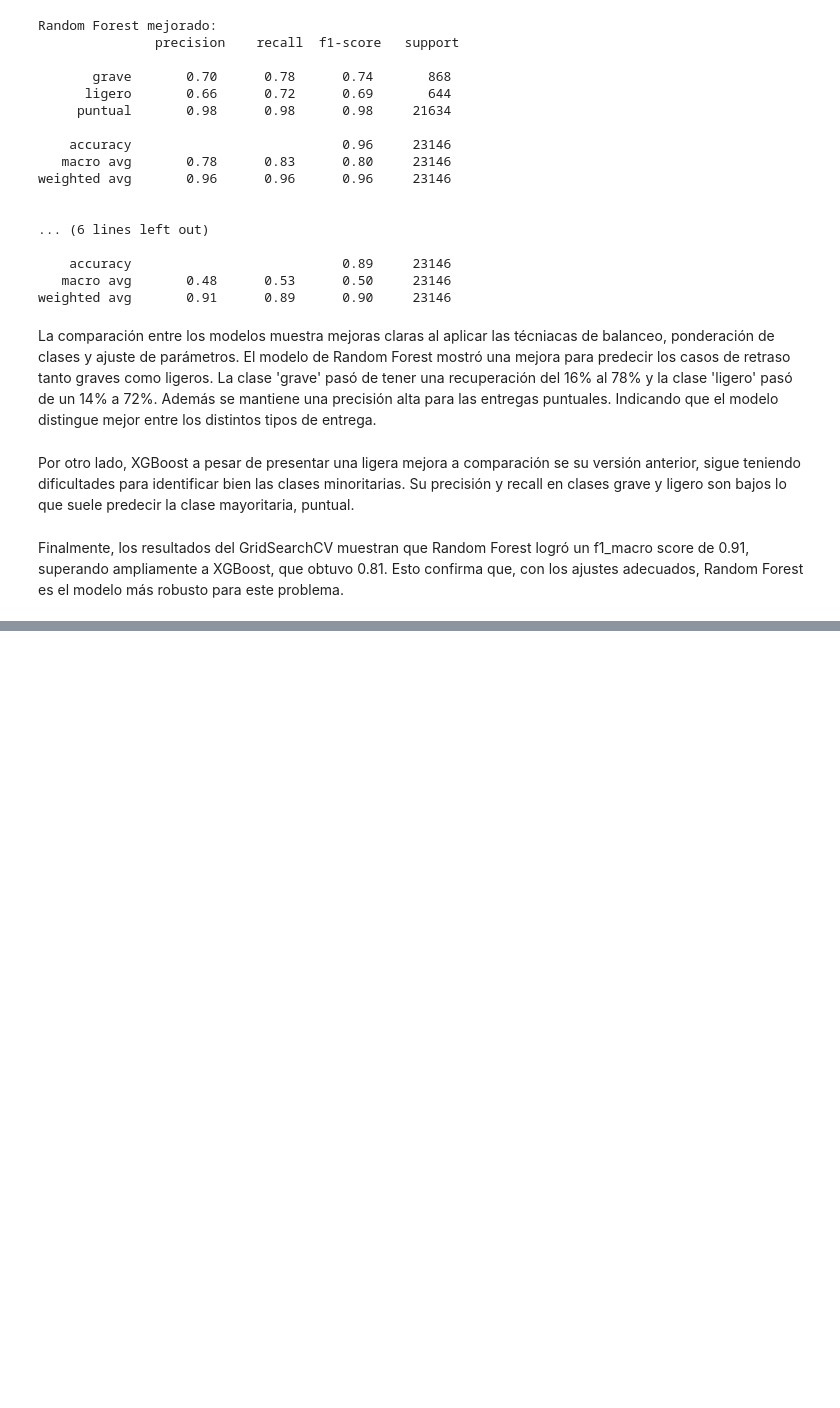
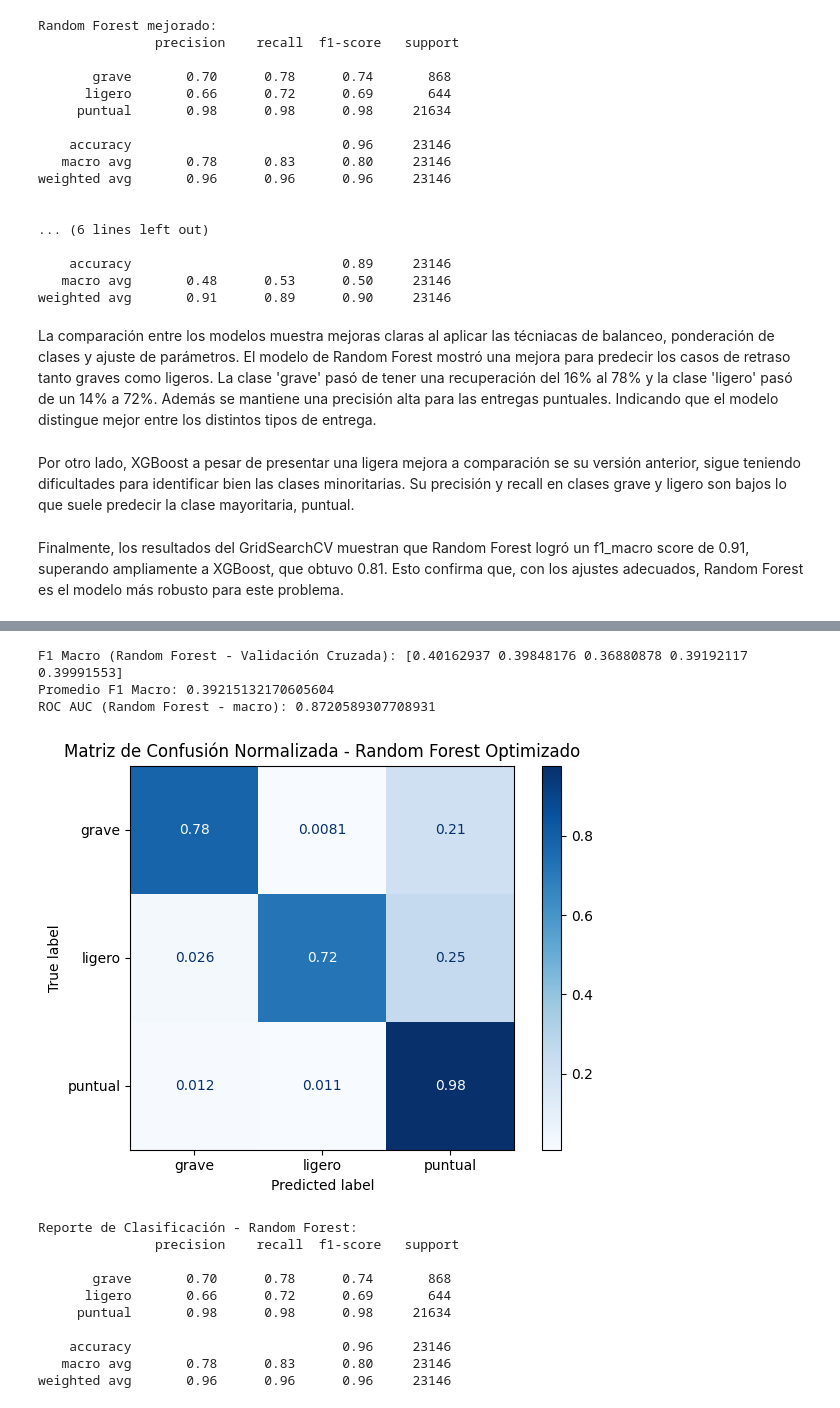
Before and after one commit to tsc221645/CC3074_Proyecto_Final, a Jupyter notebook: semana3/fase3.ipynb, the cells around one changed output, grey strips where cells are left out. Cells and saved outputs as stored; diff of their text form; code cells hidden in the pictures; blank space fills up the shorter version.

```diff
--- a/semana3/fase3.ipynb
+++ b/semana3/fase3.ipynb
@@ -250,0 +252,52 @@ Finalmente, los resultados del GridSearchCV muestran que Random Forest logró un
+# %%
+from sklearn.model_selection import cross_val_score
+from sklearn.metrics import make_scorer, classification_report, ConfusionMatrixDisplay, roc_auc_score
+from sklearn.preprocessing import label_binarize
+import matplotlib.pyplot as plt
+
+# === Validación cruzada con el modelo Random Forest optimizado ===
+cv_scores_rf = cross_val_score(
+    rf_best, X_test, y_test, cv=5, scoring='f1_macro'
+)
+print("F1 Macro (Random Forest - Validación Cruzada):", cv_scores_rf)
+print("Promedio F1 Macro:", cv_scores_rf.mean())
+
+# === AUC-ROC Multiclase ===
+# Binarizar etiquetas reales y predichas para ROC AUC multiclase
+y_test_bin = label_binarize(y_test, classes=[0, 1, 2])
+rf_preds_bin = label_binarize(rf_preds, classes=[0, 1, 2])
+
+roc_auc = roc_auc_score(y_test_bin, rf_preds_bin, average="macro")
+print("ROC AUC (Random Forest - macro):", roc_auc)
+
+# === Matriz de Confusión Normalizada ===
+ConfusionMatrixDisplay.from_predictions(
+    y_test, rf_preds, display_labels=le.classes_,
+    cmap="Blues", normalize="true"
+)
+plt.title("Matriz de Confusión Normalizada - Random Forest Optimizado")
+plt.tight_layout()
+plt.show()
+
+# === Reporte de Clasificación ===
+reporte_rf = classification_report(y_test, rf_preds, target_names=le.classes_)
+print("Reporte de Clasificación - Random Forest:\n", reporte_rf)
+
+# Guardar el reporte en archivo
+with open("reporte_rf.txt", "w") as f:
+    f.write(reporte_rf)
+# %% [output]
+F1 Macro (Random Forest - Validación Cruzada): [0.40162937 0.39848176 0.36880878 0.39192117 0.39991553]
+Promedio F1 Macro: 0.39215132170605604
+ROC AUC (Random Forest - macro): 0.8720589307708931
+[figure, added]
+Reporte de Clasificación - Random Forest:
+               precision    recall  f1-score   support
+
+       grave       0.70      0.78      0.74       868
+      ligero       0.66      0.72      0.69       644
+     puntual       0.98      0.98      0.98     21634
+
+    accuracy                           0.96     23146
+   macro avg       0.78      0.83      0.80     23146
+weighted avg       0.96      0.96      0.96     23146
```
Also changed, not shown: parts of 5 cells of this notebook, 2 other files.
